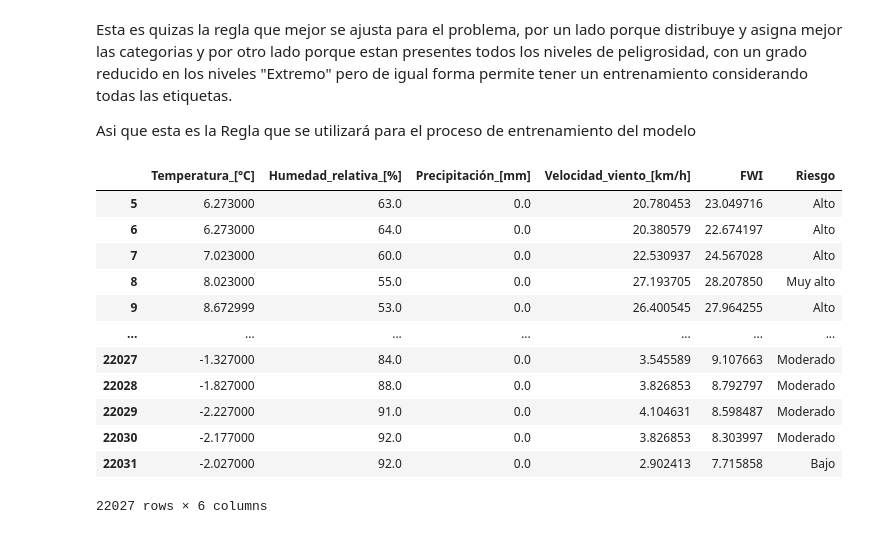
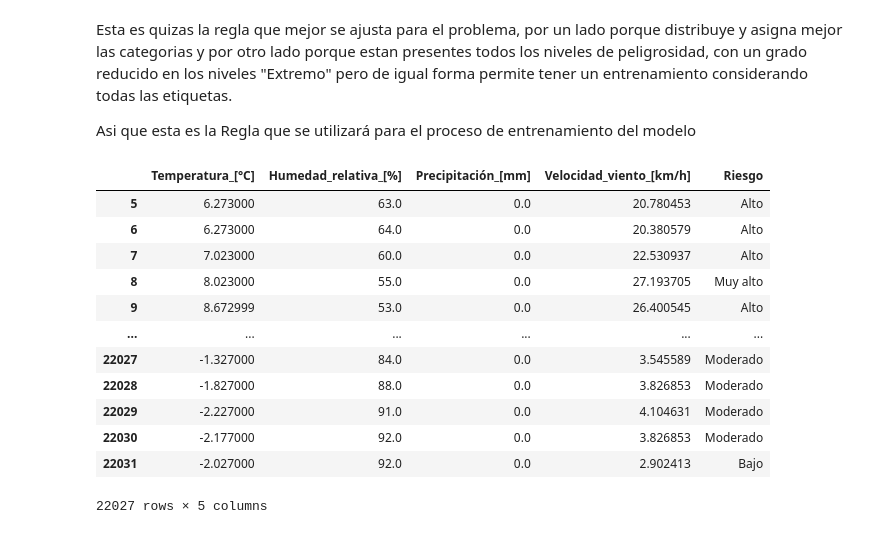
Before and after one commit to Axumis/Parcial_Aprendizaje_Automatico, a Jupyter notebook: notebooks/Parcial_Aprendizaje_Automatico.ipynb, the cells around one changed output. Saved outputs shown, nothing was run; the diff lists cells and outputs as text; code cells hidden in the pictures.

```diff
--- a/notebooks/Parcial_Aprendizaje_Automatico.ipynb
+++ b/notebooks/Parcial_Aprendizaje_Automatico.ipynb
@@ -635,18 +659,20 @@ Asi que esta es la Regla que se utilizará para el proceso de entrenamiento del
 # %%
-#Reordenamos el dataframe para realizar la copia y exportacion del archivo
-df=df[['Temperatura_[°C]', 'Humedad_relativa_[%]', 'Precipitación_[mm]', 'Velocidad_viento_[km/h]', 'FWI', 'Riesgo']]
+#Reordenamos el dataframe para realizar exportacion del archivo final
+df=df[['Temperatura_[°C]', 'Humedad_relativa_[%]', 'Precipitación_[mm]', 'Velocidad_viento_[km/h]','Riesgo']]
+#Guardamos el dataframe final
+df.to_csv("dataset_con_riesgo.csv", index=False)
 df #Mostramos el dataframe para ver el orden de las columnas
 # %% [output]
-|  | Temperatura_[°C] | Humedad_relativa_[%] | Precipitación_[mm] | Velocidad_viento_[km/h] | FWI | Riesgo |
-| 5 | 6.273000 | 63.0 | 0.0 | 20.780453 | 23.049716 | Alto |
-| 6 | 6.273000 | 64.0 | 0.0 | 20.380579 | 22.674197 | Alto |
-| 7 | 7.023000 | 60.0 | 0.0 | 22.530937 | 24.567028 | Alto |
-| 8 | 8.023000 | 55.0 | 0.0 | 27.193705 | 28.207850 | Muy alto |
-| 9 | 8.672999 | 53.0 | 0.0 | 26.400545 | 27.964255 | Alto |
-| ... | ... | ... | ... | ... | ... | ... |
-| 22027 | -1.327000 | 84.0 | 0.0 | 3.545589 | 9.107663 | Moderado |
-| 22028 | -1.827000 | 88.0 | 0.0 | 3.826853 | 8.792797 | Moderado |
-| 22029 | -2.227000 | 91.0 | 0.0 | 4.104631 | 8.598487 | Moderado |
-| 22030 | -2.177000 | 92.0 | 0.0 | 3.826853 | 8.303997 | Moderado |
-| 22031 | -2.027000 | 92.0 | 0.0 | 2.902413 | 7.715858 | Bajo |
+|  | Temperatura_[°C] | Humedad_relativa_[%] | Precipitación_[mm] | Velocidad_viento_[km/h] | Riesgo |
+| 5 | 6.273000 | 63.0 | 0.0 | 20.780453 | Alto |
+| 6 | 6.273000 | 64.0 | 0.0 | 20.380579 | Alto |
+| 7 | 7.023000 | 60.0 | 0.0 | 22.530937 | Alto |
+| 8 | 8.023000 | 55.0 | 0.0 | 27.193705 | Muy alto |
+| 9 | 8.672999 | 53.0 | 0.0 | 26.400545 | Alto |
+| ... | ... | ... | ... | ... | ... |
+| 22027 | -1.327000 | 84.0 | 0.0 | 3.545589 | Moderado |
+| 22028 | -1.827000 | 88.0 | 0.0 | 3.826853 | Moderado |
+| 22029 | -2.227000 | 91.0 | 0.0 | 4.104631 | Moderado |
+| 22030 | -2.177000 | 92.0 | 0.0 | 3.826853 | Moderado |
+| 22031 | -2.027000 | 92.0 | 0.0 | 2.902413 | Bajo |
-22027 rows × 6 columns
+22027 rows × 5 columns
```
Also changed, not shown: parts of 8 cells of this notebook.
